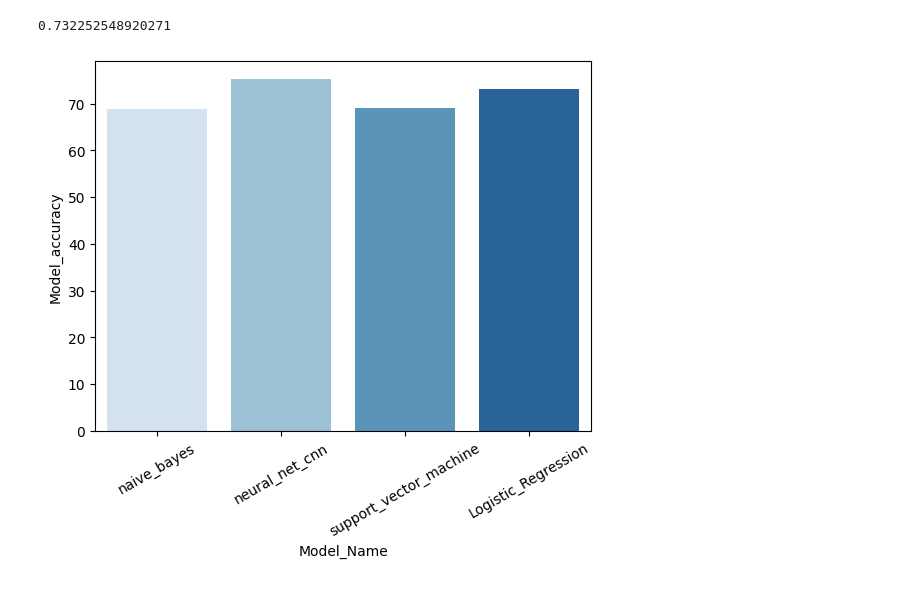
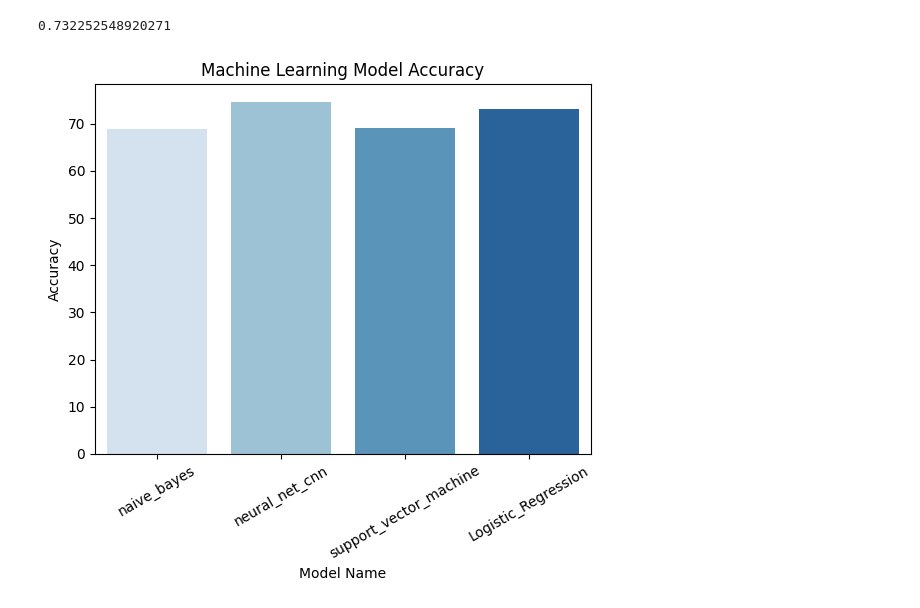
Before and after one commit to VinnyShankar/cyberbullying-nlp-analysis, a Jupyter notebook: vinny/machine_learning4.ipynb, the cells around one changed output. Saved outputs shown, nothing was run; the diff lists cells and outputs as text; code cells hidden in the pictures.

```diff
--- a/vinny/machine_learning4.ipynb
+++ b/vinny/machine_learning4.ipynb
@@ -202,12 +202,12 @@ Please also refer to the documentation for alternative solver options:
   n_iter_i = _check_optimize_result(
 0.732252548920271
 # %%
-mode = ['naive_bayes','neural_net_cnn','support_vector_machine','Logistic_Regression']
-mode_accuracy= [68.9,75.3,69.1,73.2]
-df = pd.DataFrame(mode, columns=['Model_Name'])
-df['Model_accuracy']=mode_accuracy
-sns.barplot(data=df,x='Model_Name',y='Model_accuracy',palette = "Blues")
+model = ['naive_bayes','neural_net_cnn','support_vector_machine','Logistic_Regression']
+model_accuracy= [68.9,74.6,69.1,73.2]
+df = pd.DataFrame(model, columns=['Model Name'])
+df['Accuracy']=model_accuracy
+sns.barplot(data=df,x='Model Name',y='Accuracy',palette = "Blues").set_title("Machine Learning Model Accuracy")
 plt.xticks(rotation = 30)
 plt.show()
 # %% [output]
-[figure, old version]
+[figure, new version]
```
Also changed, not shown: parts of 1 cell of this notebook, 8 other files.
